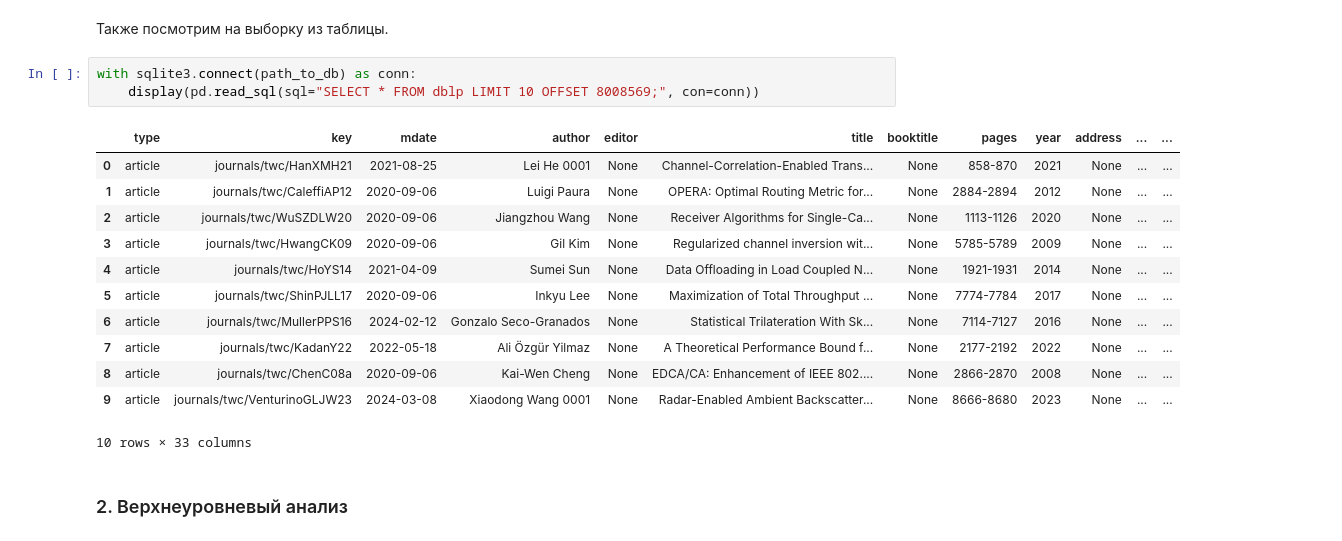
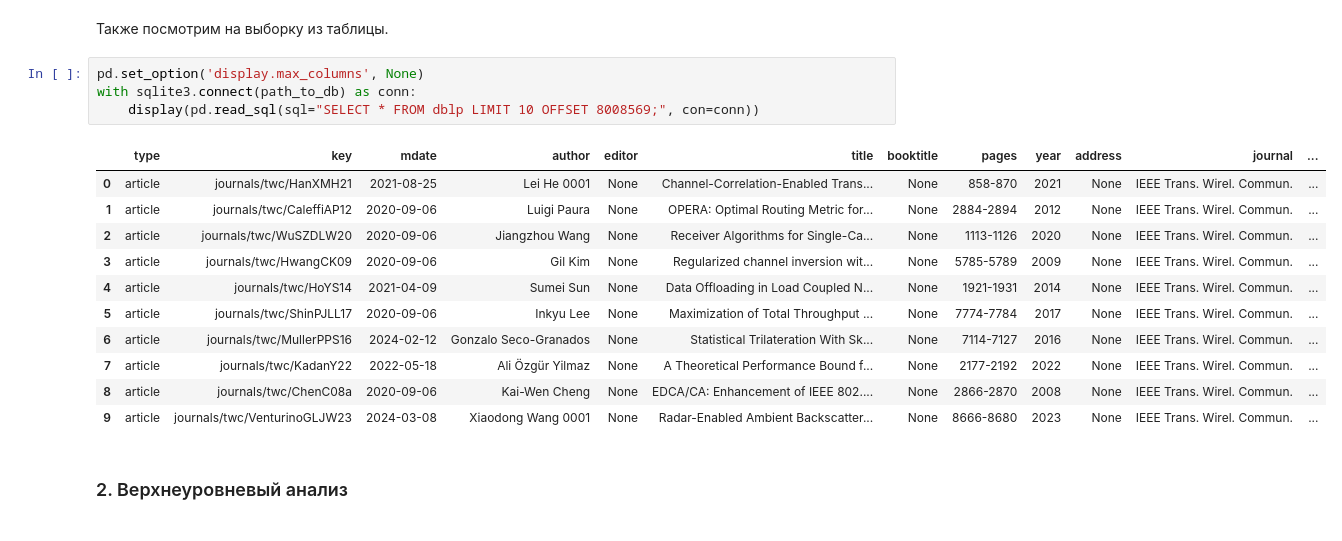
Before and after one commit to SIrRob525/HSE-NES-Data-Science-Project-2024, a Jupyter notebook: main.ipynb, the cells around one changed output. Saved outputs shown, nothing was run; the diff lists cells and outputs as text.

```diff
--- a/main.ipynb
+++ b/main.ipynb
@@ -159,21 +162,21 @@ with sqlite3.connect(path_to_db) as conn:
 # %% [markdown]
 Также посмотрим на выборку из таблицы.
 # %%
+pd.set_option('display.max_columns', None)
 with sqlite3.connect(path_to_db) as conn:
     display(pd.read_sql(sql="SELECT * FROM dblp LIMIT 10 OFFSET 8008569;", con=conn))
 # %% [output]
-|  | type | key | mdate | author | editor | title | booktitle | pages | year | address | ... | ... |
-| 0 | article | journals/twc/HanXMH21 | 2021-08-25 | Lei He 0001 | None | Channel-Correlation-Enabled Trans... | None | 858-870 | 2021 | None | ... | ... |
-| 1 | article | journals/twc/CaleffiAP12 | 2020-09-06 | Luigi Paura | None | OPERA: Optimal Routing Metric for... | None | 2884-2894 | 2012 | None | ... | ... |
-| 2 | article | journals/twc/WuSZDLW20 | 2020-09-06 | Jiangzhou Wang | None | Receiver Algorithms for Single-Ca... | None | 1113-1126 | 2020 | None | ... | ... |
-| 3 | article | journals/twc/HwangCK09 | 2020-09-06 | Gil Kim | None | Regularized channel inversion wit... | None | 5785-5789 | 2009 | None | ... | ... |
-| 4 | article | journals/twc/HoYS14 | 2021-04-09 | Sumei Sun | None | Data Offloading in Load Coupled N... | None | 1921-1931 | 2014 | None | ... | ... |
-| 5 | article | journals/twc/ShinPJLL17 | 2020-09-06 | Inkyu Lee | None | Maximization of Total Throughput ... | None | 7774-7784 | 2017 | None | ... | ... |
-| 6 | article | journals/twc/MullerPPS16 | 2024-02-12 | Gonzalo Seco-Granados | None | Statistical Trilateration With Sk... | None | 7114-7127 | 2016 | None | ... | ... |
-| 7 | article | journals/twc/KadanY22 | 2022-05-18 | Ali Özgür Yilmaz | None | A Theoretical Performance Bound f... | None | 2177-2192 | 2022 | None | ... | ... |
-| 8 | article | journals/twc/ChenC08a | 2020-09-06 | Kai-Wen Cheng | None | EDCA/CA: Enhancement of IEEE 802.... | None | 2866-2870 | 2008 | None | ... | ... |
-| 9 | article | journals/twc/VenturinoGLJW23 | 2024-03-08 | Xiaodong Wang 0001 | None | Radar-Enabled Ambient Backscatter... | None | 8666-8680 | 2023 | None | ... | ... |
+|  | type | key | mdate | author | editor | title | booktitle | pages | year | address | journal | ... |
+| 0 | article | journals/twc/HanXMH21 | 2021-08-25 | Lei He 0001 | None | Channel-Correlation-Enabled Trans... | None | 858-870 | 2021 | None | IEEE Trans. Wirel. Commun. | ... |
+| 1 | article | journals/twc/CaleffiAP12 | 2020-09-06 | Luigi Paura | None | OPERA: Optimal Routing Metric for... | None | 2884-2894 | 2012 | None | IEEE Trans. Wirel. Commun. | ... |
+| 2 | article | journals/twc/WuSZDLW20 | 2020-09-06 | Jiangzhou Wang | None | Receiver Algorithms for Single-Ca... | None | 1113-1126 | 2020 | None | IEEE Trans. Wirel. Commun. | ... |
+| 3 | article | journals/twc/HwangCK09 | 2020-09-06 | Gil Kim | None | Regularized channel inversion wit... | None | 5785-5789 | 2009 | None | IEEE Trans. Wirel. Commun. | ... |
+| 4 | article | journals/twc/HoYS14 | 2021-04-09 | Sumei Sun | None | Data Offloading in Load Coupled N... | None | 1921-1931 | 2014 | None | IEEE Trans. Wirel. Commun. | ... |
+| 5 | article | journals/twc/ShinPJLL17 | 2020-09-06 | Inkyu Lee | None | Maximization of Total Throughput ... | None | 7774-7784 | 2017 | None | IEEE Trans. Wirel. Commun. | ... |
+| 6 | article | journals/twc/MullerPPS16 | 2024-02-12 | Gonzalo Seco-Granados | None | Statistical Trilateration With Sk... | None | 7114-7127 | 2016 | None | IEEE Trans. Wirel. Commun. | ... |
+| 7 | article | journals/twc/KadanY22 | 2022-05-18 | Ali Özgür Yilmaz | None | A Theoretical Performance Bound f... | None | 2177-2192 | 2022 | None | IEEE Trans. Wirel. Commun. | ... |
+| 8 | article | journals/twc/ChenC08a | 2020-09-06 | Kai-Wen Cheng | None | EDCA/CA: Enhancement of IEEE 802.... | None | 2866-2870 | 2008 | None | IEEE Trans. Wirel. Commun. | ... |
+| 9 | article | journals/twc/VenturinoGLJW23 | 2024-03-08 | Xiaodong Wang 0001 | None | Radar-Enabled Ambient Backscatter... | None | 8666-8680 | 2023 | None | IEEE Trans. Wirel. Commun. | ... |
-10 rows × 33 columns
 # %% [markdown]
 ### 2. Верхнеуровневый анализ
 # %% [markdown]
```
Also changed, not shown: parts of 25 cells of this notebook.
